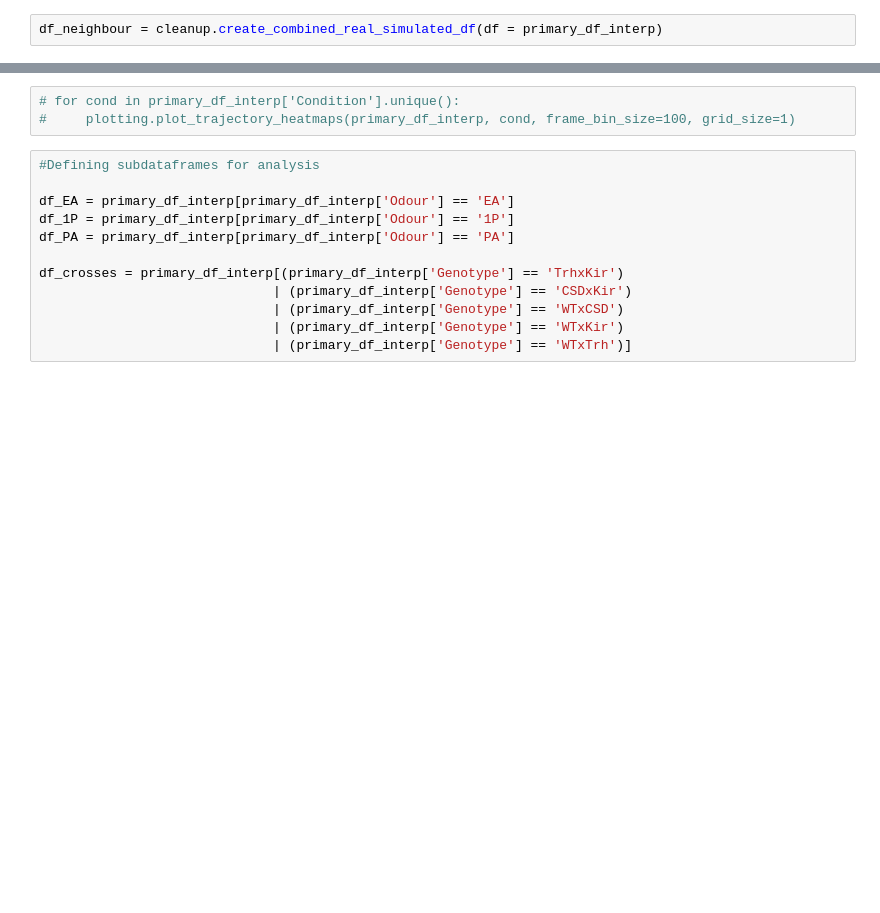
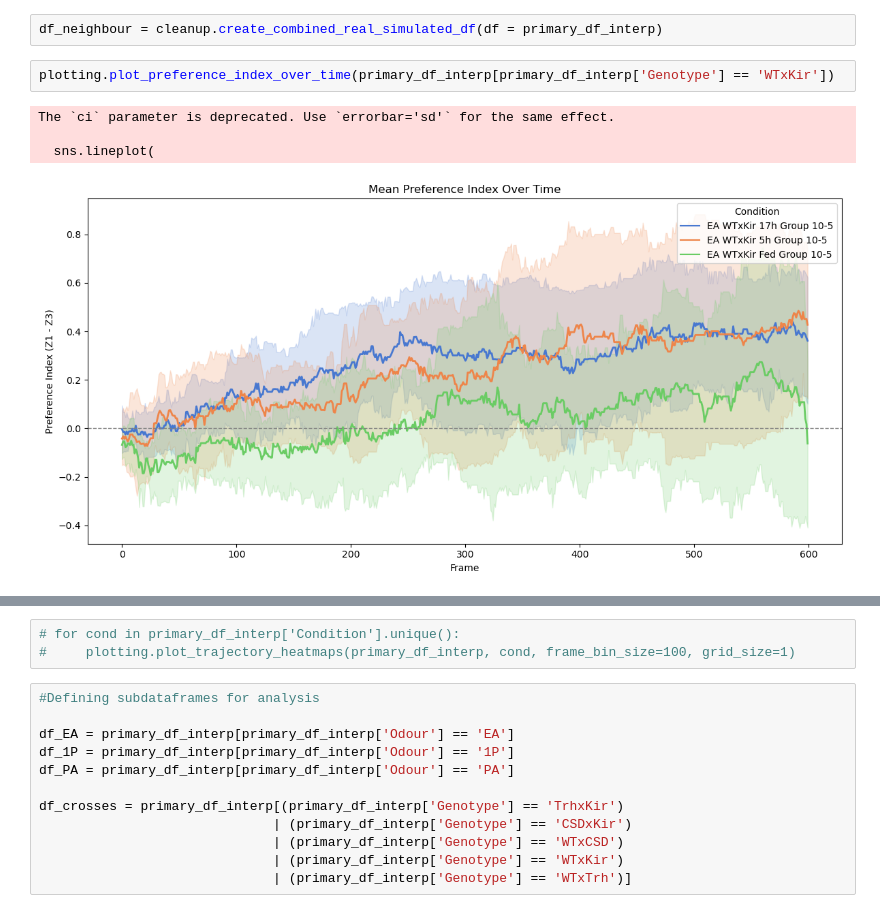
Before and after one commit to HariPNarayanan/larva-locater, a Jupyter notebook: Structured/analysis.ipynb, the cells around one changed output, grey strips where cells are left out. Cells and saved outputs as stored; diff of their text form; blank space fills up the shorter version.

```diff
--- a/Structured/analysis.ipynb
+++ b/Structured/analysis.ipynb
@@ -82,2 +78,9 @@ print(stats_df)
 # %%
 df_neighbour = cleanup.create_combined_real_simulated_df(df = primary_df_interp)
+# %%
+plotting.plot_preference_index_over_time(primary_df_interp[primary_df_interp['Genotype'] == 'WTxKir'])
+# %% [output]
+The `ci` parameter is deprecated. Use `errorbar='sd'` for the same effect.
+
+  sns.lineplot(
+[figure, added]
```
Also changed, not shown: parts of 6 cells of this notebook, 1 other file.
